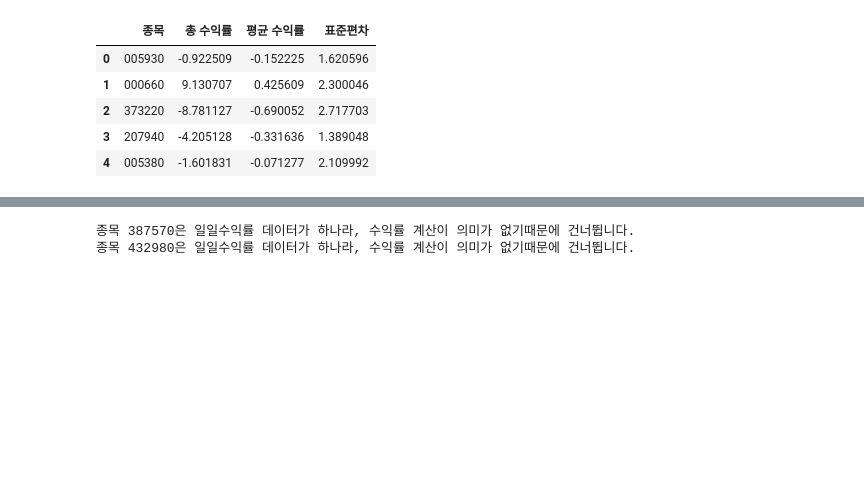
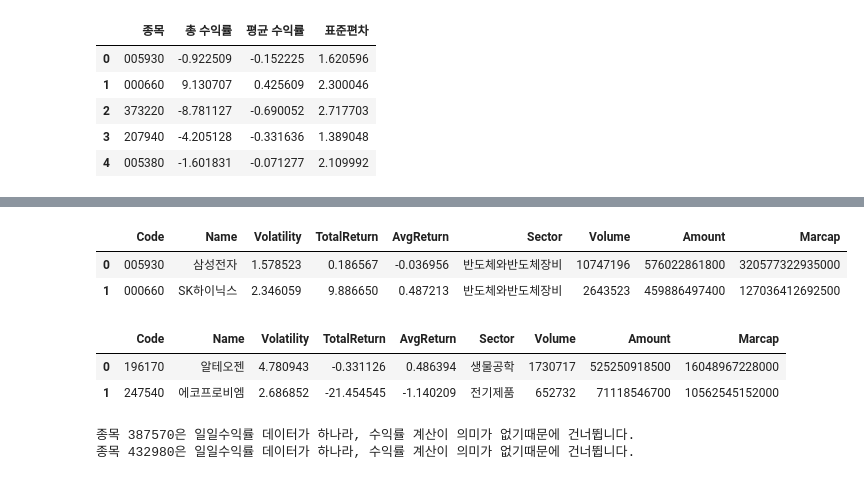
Before and after one commit to june2598/pythonstudy, a Jupyter notebook: project/sector_analysis(수익률).ipynb, the cells around one changed output, grey strips where cells are left out. Cells and saved outputs as stored; diff of their text form; code cells hidden in the pictures; blank space fills up the shorter version.

```diff
--- a/project/sector_analysis(수익률).ipynb
+++ b/project/sector_analysis(수익률).ipynb
@@ -265,31 +291,53 @@ def add_sector_info(market=str) :
 
     return kosdaq_df
 # %%
-# 개선된 함수
+# 개선된 함수 - 데이터 전처리
 
 # 반복문의 사용을 줄이고, 중복 코드를 줄인 형태
 
 # merge를 통해 두 df를 결합하였기 때문에, 대량의 데이터 소화시 성능향상이 기대
 
-def add_sector_info(market):
+def add_sector_info(*, market=None, local_df=None, local_market=None) :
 
+    if local_df is None and market is None:
+        raise ValueError("market 또는 local_df중 하나는 반드시 제공되어야 합니다.")
     # 종목 데이터 가져오기
-    df = return_by_stock(market=market, month_ago=1)
+    elif local_df is not None :
+        df = local_df
+    elif market in ['KOSPI','KOSDAQ'] :
+        df = return_by_stock(market=market, month_ago=1)
+    else:
+        raise ValueError(" 'KOSPI', 'KOSDAQ' 두 시장만 지원하는 기능입니다.")
 
     # KOSPI 또는 KOSDAQ 데이터프레임 선택
-    if market == 'KOSPI':
+    if local_market is not None:
+        sector_data = kospi if local_market.lower() == 'kospi' else kosdaq if local_market.lower() == 'kosdaq' else None
+        if sector_data is None:
+            raise ValueError("local_market은 'KOSPI' 또는 'KOSDAQ'이어야 합니다.")
+    elif market == 'KOSPI':
         sector_data = kospi
     elif market == 'KOSDAQ':
         sector_data = kosdaq
-    else:
-        raise ValueError(" 'KOSPI', 'KOSDAQ' 두 시장만 지원하는 기능입니다.")
+
 
     # 'Code'를 인덱스로 설정
-    sector_data.set_index('Code', inplace=True)
+    sector_data = sector_data.set_index('Code')
 
-    # 업종과 종목명 추가
-    df = df.merge(sector_data[['Sector', 'Name']], left_on='Code', right_index=True, how='left')
+    # 업종과 시가총액, 거래량, 거래대금 추가
+    df = df.merge(sector_data[['Sector','Volume','Amount','Marcap']], left_on='Code', right_index=True, how='left')
 
     return df
 # %%
-kospi_return_add_sector = add_sector_info(market='KOSPI')
+kospi_return_add_sector = add_sector_info(local_df=kospi_df, local_market='KOSPI')
+kospi_return_add_sector.head(2)
+# %% [output]
+|  | Code | Name | Volatility | TotalReturn | AvgReturn | Sector | Volume | Amount | Marcap |
+| 0 | 005930 | 삼성전자 | 1.578523 | 0.186567 | -0.036956 | 반도체와반도체장비 | 10747196 | 576022861800 | 320577322935000 |
+| 1 | 000660 | SK하이닉스 | 2.346059 | 9.886650 | 0.487213 | 반도체와반도체장비 | 2643523 | 459886497400 | 127036412692500 |
+# %%
+kosdaq_return_add_sector = add_sector_info(local_df=kosdaq_df, local_market='KOSDAQ')
+kosdaq_return_add_sector.head(2)
+# %% [output]
+|  | Code | Name | Volatility | TotalReturn | AvgReturn | Sector | Volume | Amount | Marcap |
+| 0 | 196170 | 알테오젠 | 4.780943 | -0.331126 | 0.486394 | 생물공학 | 1730717 | 525250918500 | 16048967228000 |
+| 1 | 247540 | 에코프로비엠 | 2.686852 | -21.454545 | -1.140209 | 전기제품 | 652732 | 71118546700 | 10562545152000 |
```
Also changed, not shown: parts of 11 cells of this notebook, 21 other files.
